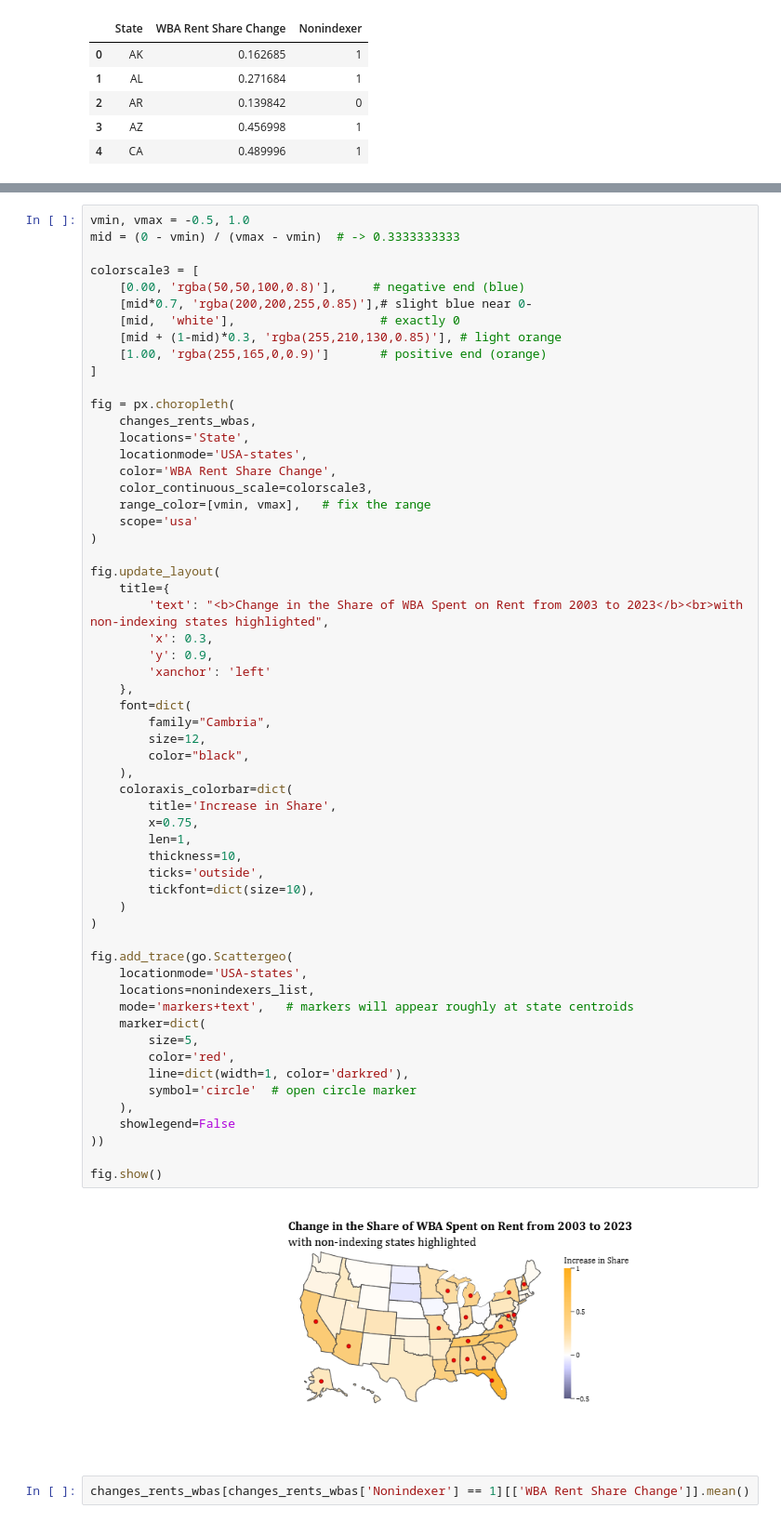
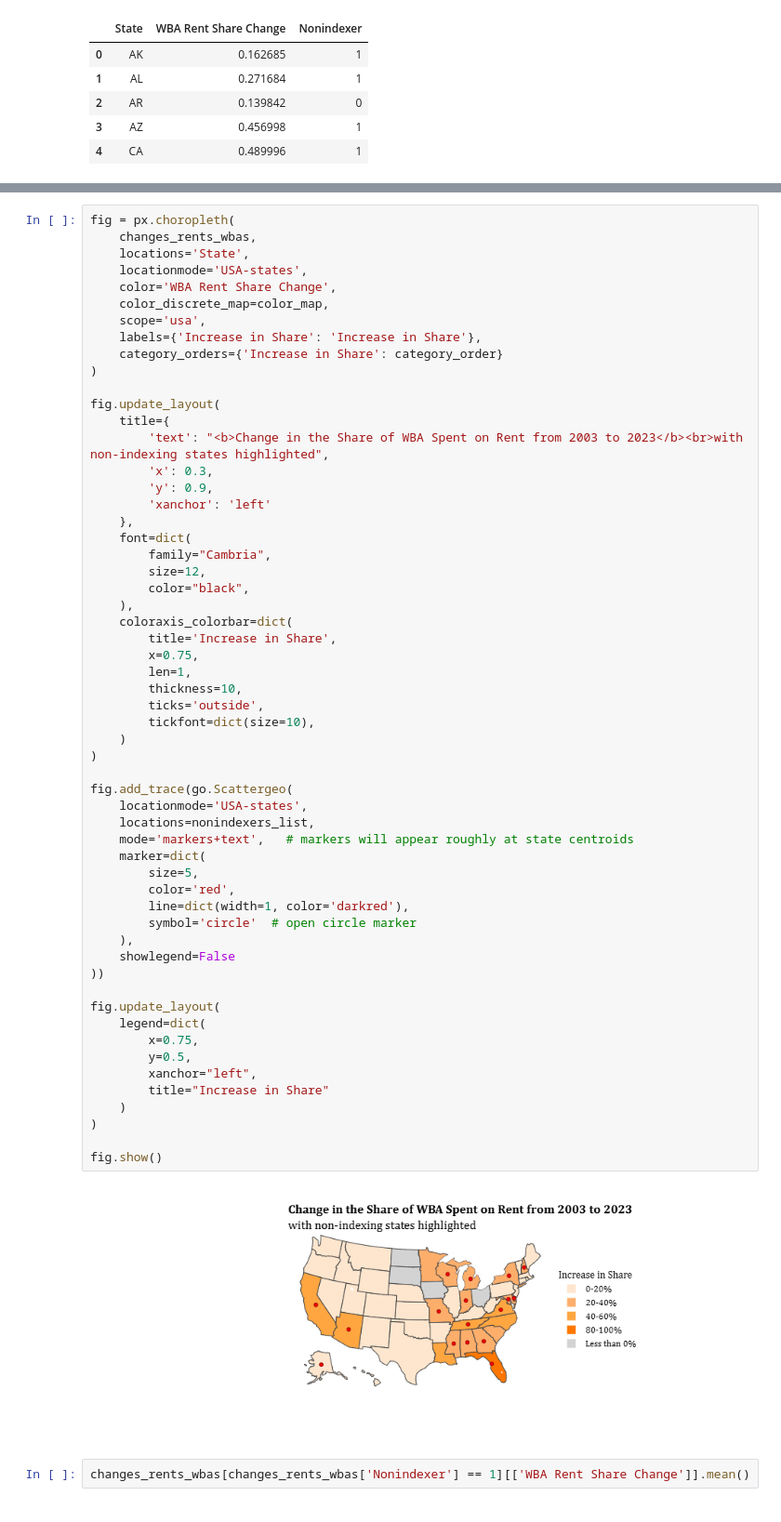
Before and after one commit to kguo12/UI-Inflation, a Jupyter notebook: UIindexingsubsets.ipynb, the cells around one changed output, grey strips where cells are left out. Shown at 93% size. Cells and saved outputs as stored; diff of their text form.

```diff
--- a/UIindexingsubsets.ipynb
+++ b/UIindexingsubsets.ipynb
@@ -1613,23 +1642,13 @@ changes_rents_wbas.head()
 # %%
-vmin, vmax = -0.5, 1.0
-mid = (0 - vmin) / (vmax - vmin)  # -> 0.3333333333
-
-colorscale3 = [
-    [0.00, 'rgba(50,50,100,0.8)'],     # negative end (blue)
-    [mid*0.7, 'rgba(200,200,255,0.85)'],# slight blue near 0-
-    [mid,  'white'],                    # exactly 0
-    [mid + (1-mid)*0.3, 'rgba(255,210,130,0.85)'], # light orange
-    [1.00, 'rgba(255,165,0,0.9)']       # positive end (orange)
-]
-
 fig = px.choropleth(
     changes_rents_wbas,
     locations='State',
     locationmode='USA-states',
     color='WBA Rent Share Change',
-    color_continuous_scale=colorscale3,
-    range_color=[vmin, vmax],   # fix the range
-    scope='usa'
+    color_discrete_map=color_map,
+    scope='usa',
+    labels={'Increase in Share': 'Increase in Share'},
+    category_orders={'Increase in Share': category_order}
 )
 
 fig.update_layout(
@@ -1642,34 +1661,43 @@ fig.update_layout(
     font=dict(
         family="Cambria",
         size=12,
         color="black",
     ),
     coloraxis_colorbar=dict(
         title='Increase in Share',
         x=0.75,
         len=1,
         thickness=10,
         ticks='outside',
         tickfont=dict(size=10),
     )
 )
 
 fig.add_trace(go.Scattergeo(
     locationmode='USA-states',
     locations=nonindexers_list,
     mode='markers+text',   # markers will appear roughly at state centroids
     marker=dict(
         size=5,
         color='red',
         line=dict(width=1, color='darkred'),
         symbol='circle'  # open circle marker
     ),
     showlegend=False
 ))
 
+fig.update_layout(
+    legend=dict(
+        x=0.75,
+        y=0.5,
+        xanchor="left",
+        title="Increase in Share"
+    )
+)
+
 fig.show()
 # %% [output]
-[figure, old version]
+[figure, new version]
 # %%
 changes_rents_wbas[changes_rents_wbas['Nonindexer'] == 1][['WBA Rent Share Change']].mean()
 # %% [output]
```
Also changed, not shown: parts of 2 cells of this notebook, 2 other files.
